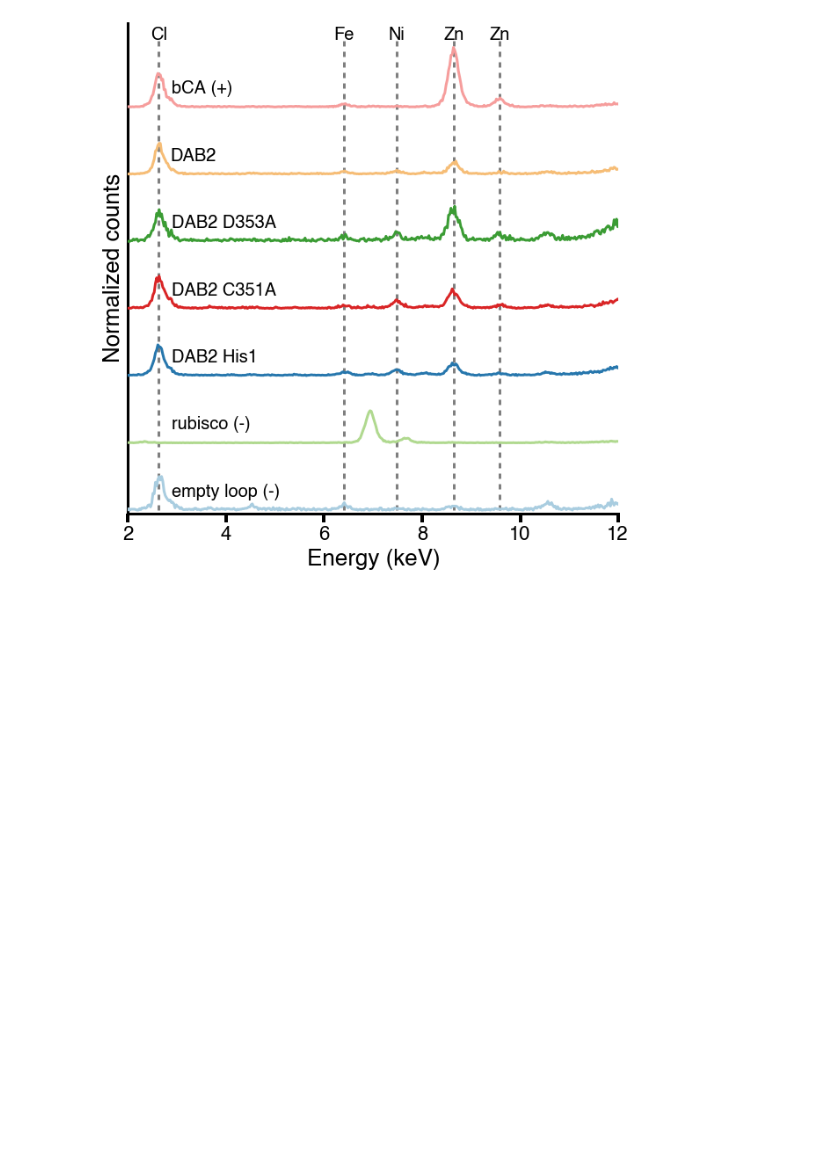
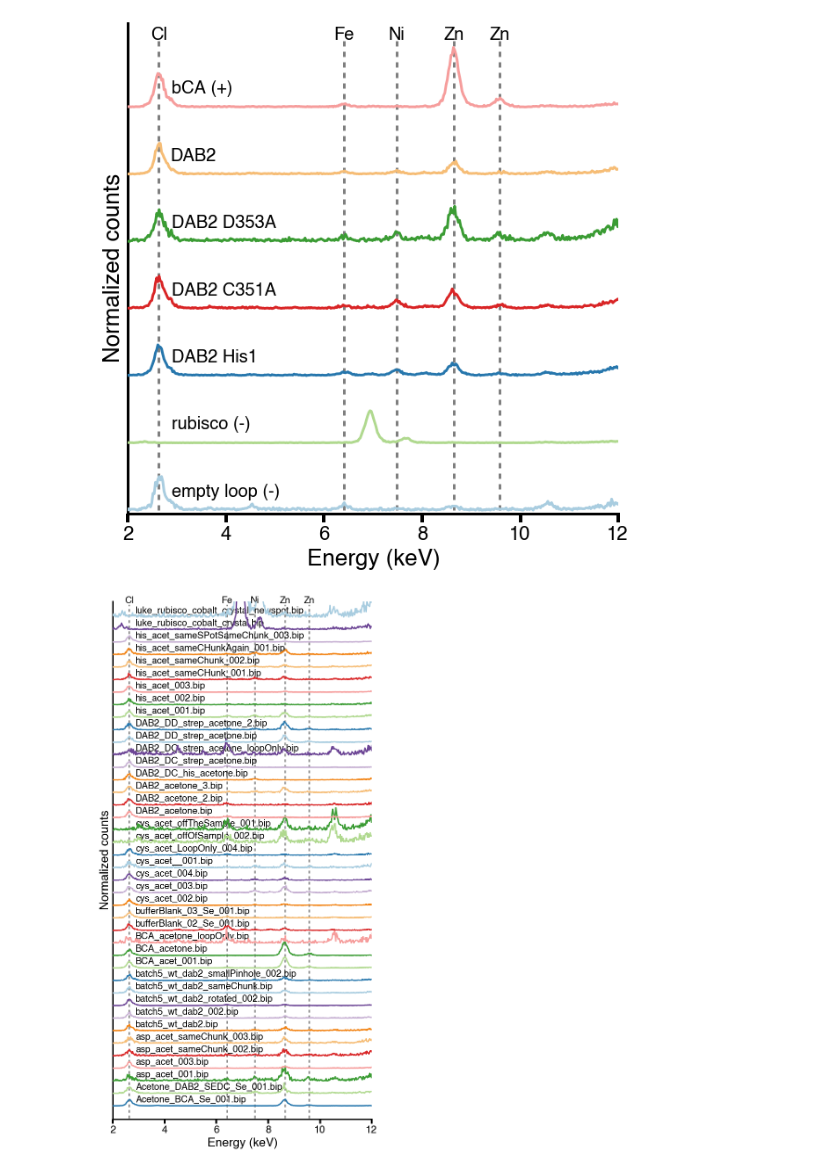
Before and after one commit to jackdesmarais/DabTransporterPaper, a Jupyter notebook: scripts/zinc.ipynb, the cells around one changed output. Saved outputs shown, nothing was run; the diff lists cells and outputs as text; code cells hidden in the pictures; blank space fills up the shorter version.

```diff
--- a/scripts/zinc.ipynb
+++ b/scripts/zinc.ipynb
@@ -432,3 +432,67 @@ plt.savefig('fig4/fig4D.eps', format='eps', bbox_inches='tight')
 plt.show()
 # %% [output]
 [figure]
+# %%
+fig,ax = plt.subplots(figsize=(10,20), frameon=False)
+
+fontsize=20
+
+fileLoc = '../data/zincBindingFilesForPaper/total/'
+files = os.listdir(fileLoc)
+
+for i, name in enumerate(files):
+    if name.startswith('.'):
+        continue
+    full_fname = fileLoc+name
+#     print(name)
+    x,y=getExcitationScan(full_fname)
+    y=y/max(y[(x>2000) & (x<3500)])
+    y = y+i*2
+    ax.plot(x, y, zorder=5, lw=3, color=qual_palette[i%len(qual_palette)])
+    plt.text(2900,(i*2)+0.3,name,ha='left',va='bottom',fontsize=fontsize)
+
+top=len(files)*2+0.5
+plt.xlim(2000,12000)
+locs,labels = plt.xticks()
+ticks=[str(int(x/1000)) for x in locs]
+plt.xticks(locs, ticks, fontsize=22)
+plt.ylim(-0.1,top)
+
+
+#     plt.vlines([2622.39,2815.6,7478.15,8638.86,9572.0],0,6,zorder=0 ,alpha=0.5)
+plt.vlines([2622.39,6403.84,7478.15,8638.86,9572.0],0,top-0.5,zorder=0 ,alpha=0.5,linestyles='--',lw=3)
+#     plt.text(2622.39,top-0.6,'Cl Ka1',ha='center',va='bottom')
+#     plt.text(7478.15,top-0.6,'Ni Ka1',ha='center',va='bottom')
+#     plt.text(8638.86,top-0.6,'Zn Ka1',ha='center',va='bottom')
+#     plt.text(9572.0,top-0.6,'Zn Kb1',ha='center',va='bottom')
+#     plt.text(6403.84,top-0.6,'Fe Ka1',ha='center',va='bottom')
+plt.text(2622.39,top-0.6,'Cl',ha='center',va='bottom',fontsize=fontsize)
+plt.text(7478.15,top-0.6,'Ni',ha='center',va='bottom',fontsize=fontsize)
+plt.text(8638.86,top-0.6,'Zn',ha='center',va='bottom',fontsize=fontsize)
+plt.text(9572.0,top-0.6,'Zn',ha='center',va='bottom',fontsize=fontsize)
+plt.text(6403.84,top-0.6,'Fe',ha='center',va='bottom',fontsize=fontsize)
+#     plt.legend(loc=[1.05,0.4])
+plt.xlabel('Energy (keV)')
+plt.ylabel('Normalized counts')
+plt.yticks([])
+# plt.xticks(rotation=45)
+
+plt.tick_params(axis='both', direction='out', bottom='on', left='on', top='off', right='off',
+                length=10, width=4)
+    # Hide the right and top spines
+ax.spines['right'].set_visible(False)
+ax.spines['top'].set_visible(False)
+
+# Only show ticks on the left and bottom spines
+ax.yaxis.set_ticks_position('left')
+ax.xaxis.set_ticks_position('bottom')
+
+#     change axis weight
+ax.spines['left'].set_linewidth(3)
+ax.spines['bottom'].set_linewidth(3)
+
+# plt.savefig('fig4/fig4D.eps', format='eps', bbox_inches='tight')
+
+plt.show()
+# %% [output]
+[figure, added]
```
Also changed, not shown: parts of 7 cells of this notebook, 43 other files.
